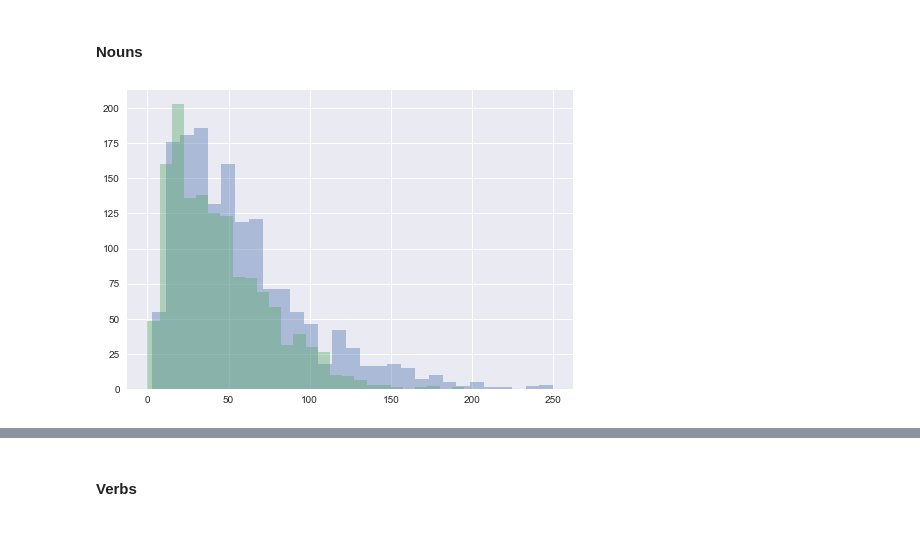
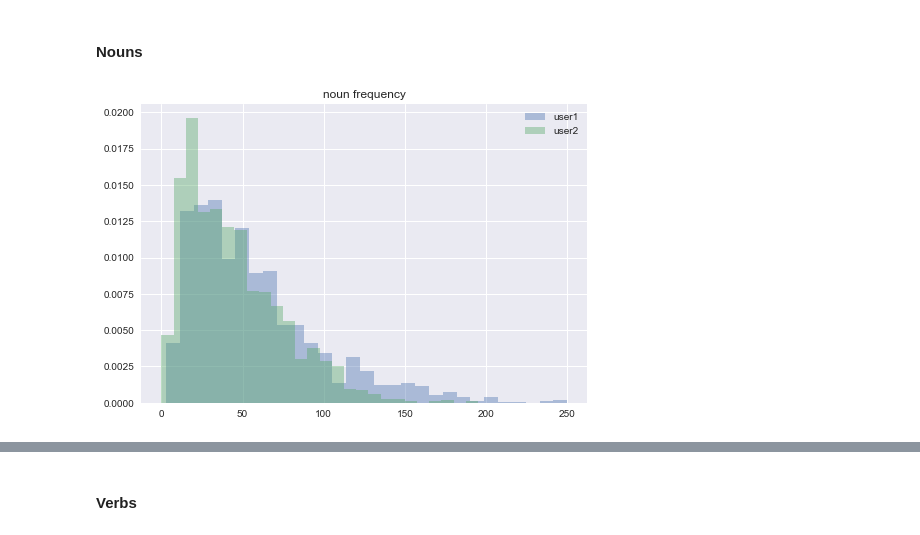
Before and after one commit to CornellDataScience/NLP_Research-FA17, a Jupyter notebook: kenta/week2.ipynb, the cells around one changed output, grey strips where cells are left out. Saved outputs shown, nothing was run; the diff lists cells and outputs as text; code cells hidden in the pictures.

```diff
--- a/kenta/week2.ipynb
+++ b/kenta/week2.ipynb
@@ -113,8 +133,10 @@ plt.show()
 # %% [markdown]
 #### Nouns
 # %%
-sns.distplot([i[1] for i in w_type1], kde = False)
-sns.distplot([j[1] for j in w_type2], kde = False)
+sns.distplot([i[1] for i in w_type1], kde = False, norm_hist= True)
+sns.distplot([j[1] for j in w_type2], kde = False, norm_hist= True)
+plt.title('noun frequency')
+plt.legend(['user1', 'user2'])
 plt.show()
 # %% [output]
-[figure, old version]
+[figure, new version]
```
Also changed, not shown: parts of 27 cells of this notebook.
